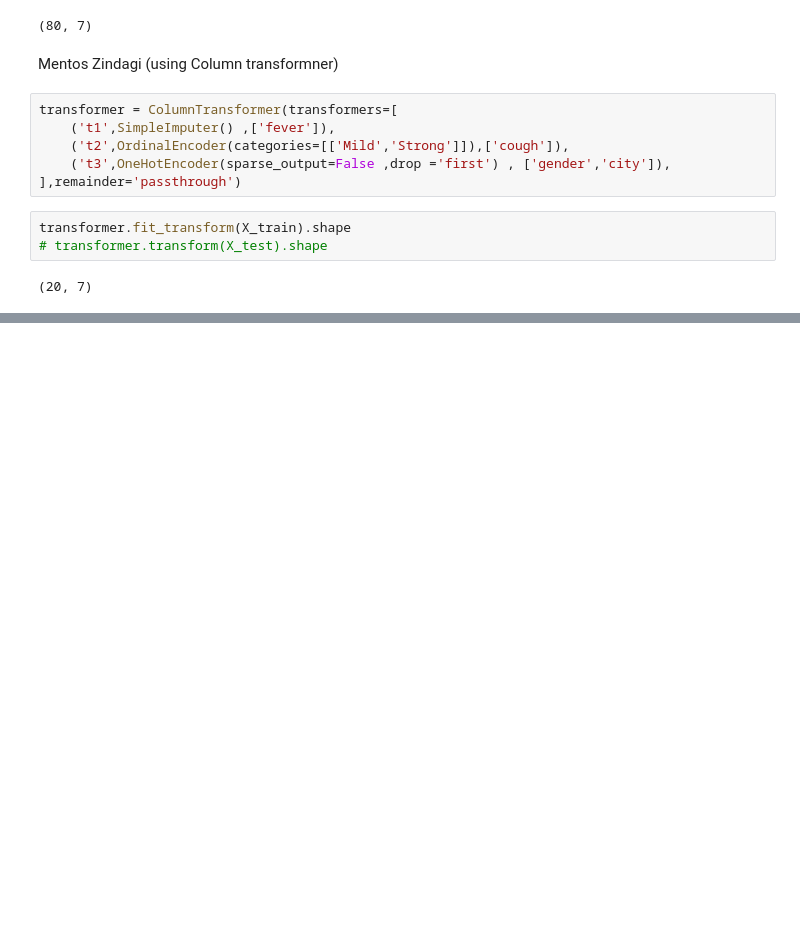
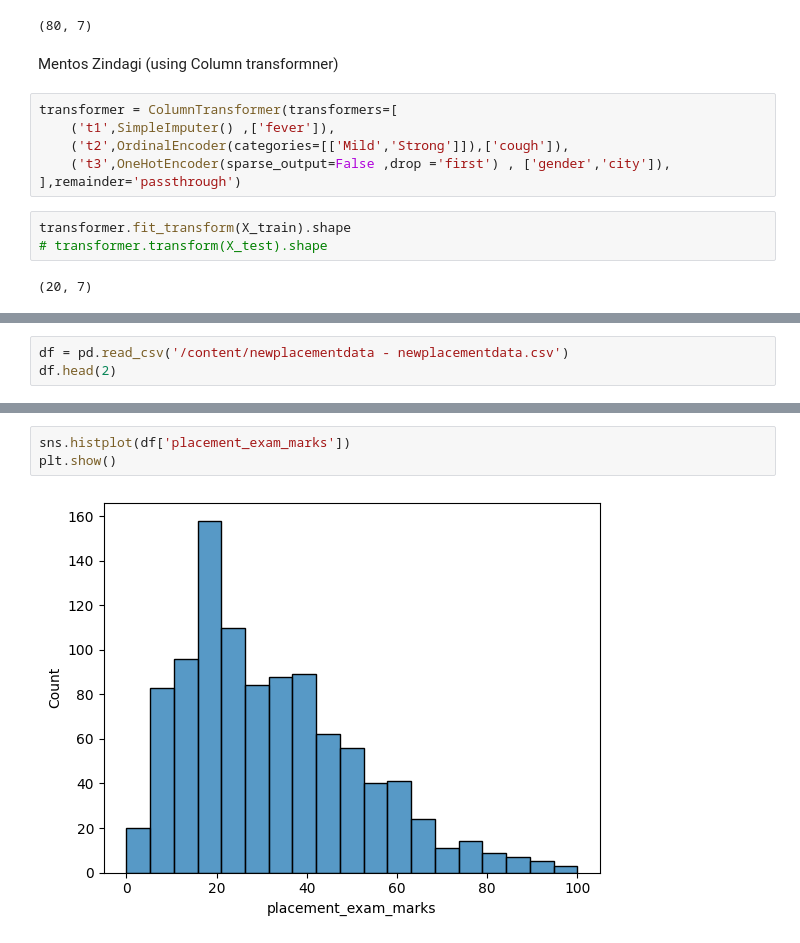
Before and after one commit to saransh437/Feature_engineering, a Jupyter notebook: feature_eng_process.ipynb, the cells around one changed output, grey strips where cells are left out. Saved outputs shown, nothing was run; the diff lists cells and outputs as text; blank space fills up the shorter version.

```diff
--- a/feature_eng_process.ipynb
+++ b/feature_eng_process.ipynb
@@ -370,0 +398,3 @@ transformer.fit_transform(X_train).shape
+# %%
+df = pd.read_csv('/content/newplacementdata - newplacementdata.csv')
+df.head(2)
@@ -370,0 +417,5 @@ transformer.fit_transform(X_train).shape
+# %%
+sns.histplot(df['placement_exam_marks'])
+plt.show()
+# %% [output]
+[figure, added]
```
Also changed, not shown: parts of 29 cells of this notebook.
